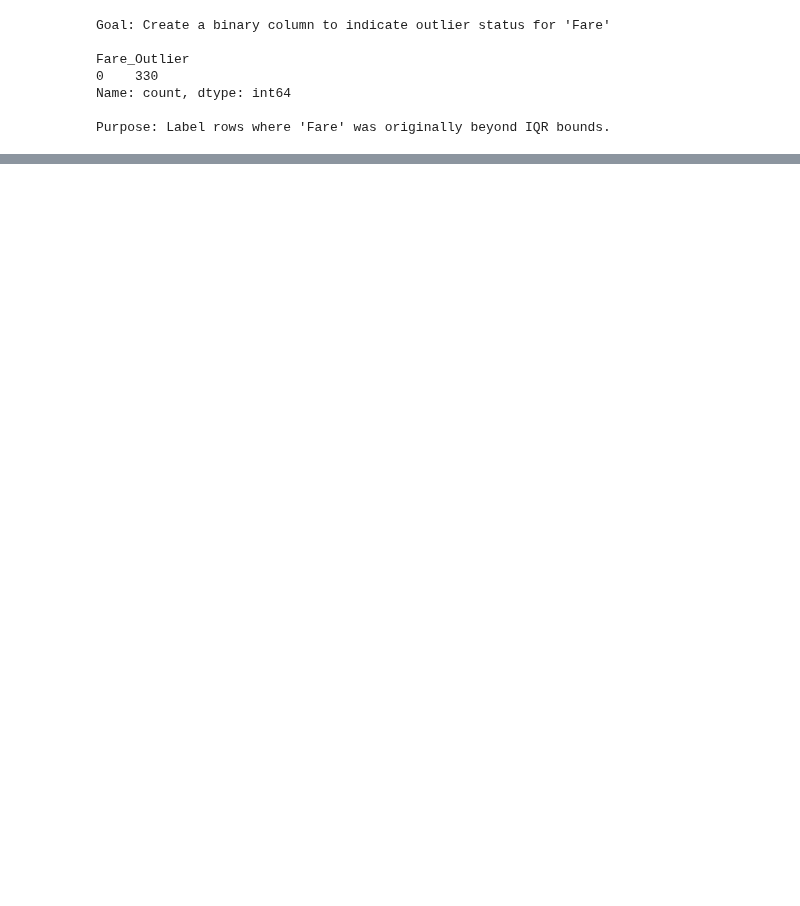
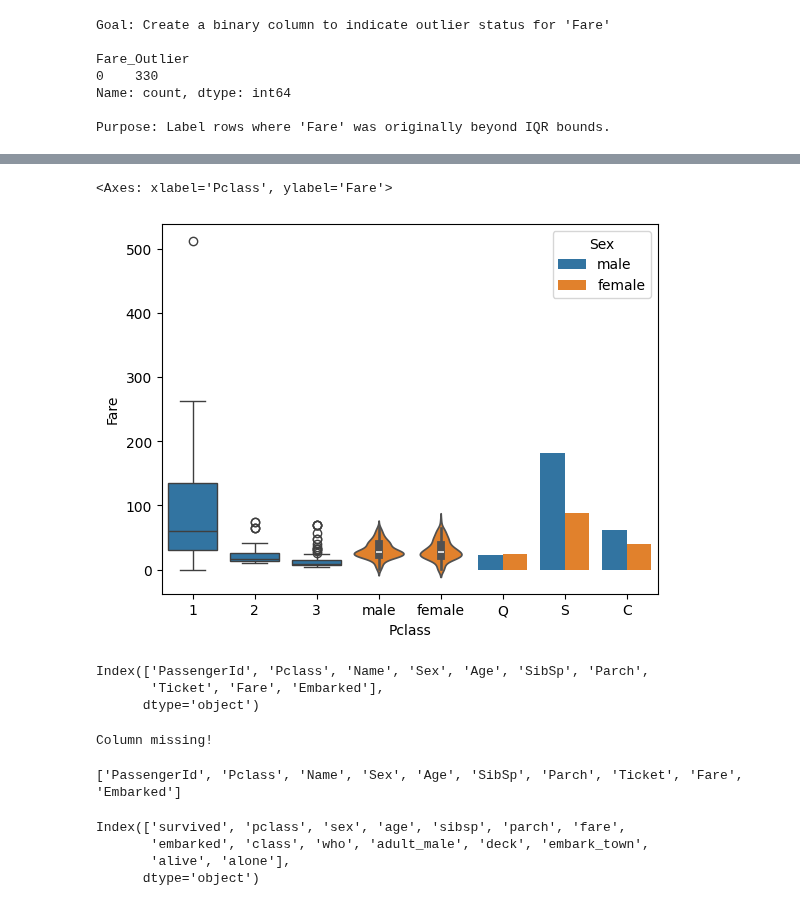
Before and after one commit to raheelam98/DataAnalysis, a Jupyter notebook: EDA/EDA_Sessions_RM/DA5_Missing_values_and_outliers_Sec_3_RM.ipynb, the cells around one changed output, grey strips where cells are left out. Saved outputs shown, nothing was run; the diff lists cells and outputs as text; code cells hidden in the pictures; blank space fills up the shorter version.

```diff
--- a/EDA/EDA_Sessions_RM/DA5_Missing_values_and_outliers_Sec_3_RM.ipynb
+++ b/EDA/EDA_Sessions_RM/DA5_Missing_values_and_outliers_Sec_3_RM.ipynb
@@ -1099,0 +990,38 @@ Purpose: Label rows where 'Fare' was originally beyond IQR bounds.
+# %%
+# chat gpt
+# Further EDA Suggestions
+# Use grouped bar charts or violin plots to explore relationships
+# grouped bar charts or violin plots to explore relationships
+sns.boxplot(x='Pclass', y='Fare', data=df)
+sns.violinplot(x='Sex', y='Age', data=df)
+sns.countplot(x='Embarked', hue='Sex', data=df)
+# %% [output]
+<Axes: xlabel='Pclass', ylabel='Fare'>
+[figure, added]
+# %%
+print(df.columns)
+# %% [output]
+Index(['PassengerId', 'Pclass', 'Name', 'Sex', 'Age', 'SibSp', 'Parch',
+       'Ticket', 'Fare', 'Embarked'],
+      dtype='object')
+# %%
+if 'Survived' not in df.columns or 'Pclass' not in df.columns:
+    print("Column missing!")
+# %% [output]
+Column missing!
+# %%
+# Confirm 'Survived' Column Exists
+print(df.columns.tolist())
+# %% [output]
+['PassengerId', 'Pclass', 'Name', 'Sex', 'Age', 'SibSp', 'Parch', 'Ticket', 'Fare', 'Embarked']
+# %%
+# If you're using seaborn's Titanic dataset:
+import seaborn as sns
+df = sns.load_dataset('titanic')
+
+print(df.columns)  # 'Survived' should appear here
+# %% [output]
+Index(['survived', 'pclass', 'sex', 'age', 'sibsp', 'parch', 'fare',
+       'embarked', 'class', 'who', 'adult_male', 'deck', 'embark_town',
+       'alive', 'alone'],
+      dtype='object')
```
Also changed, not shown: parts of 26 cells of this notebook.
